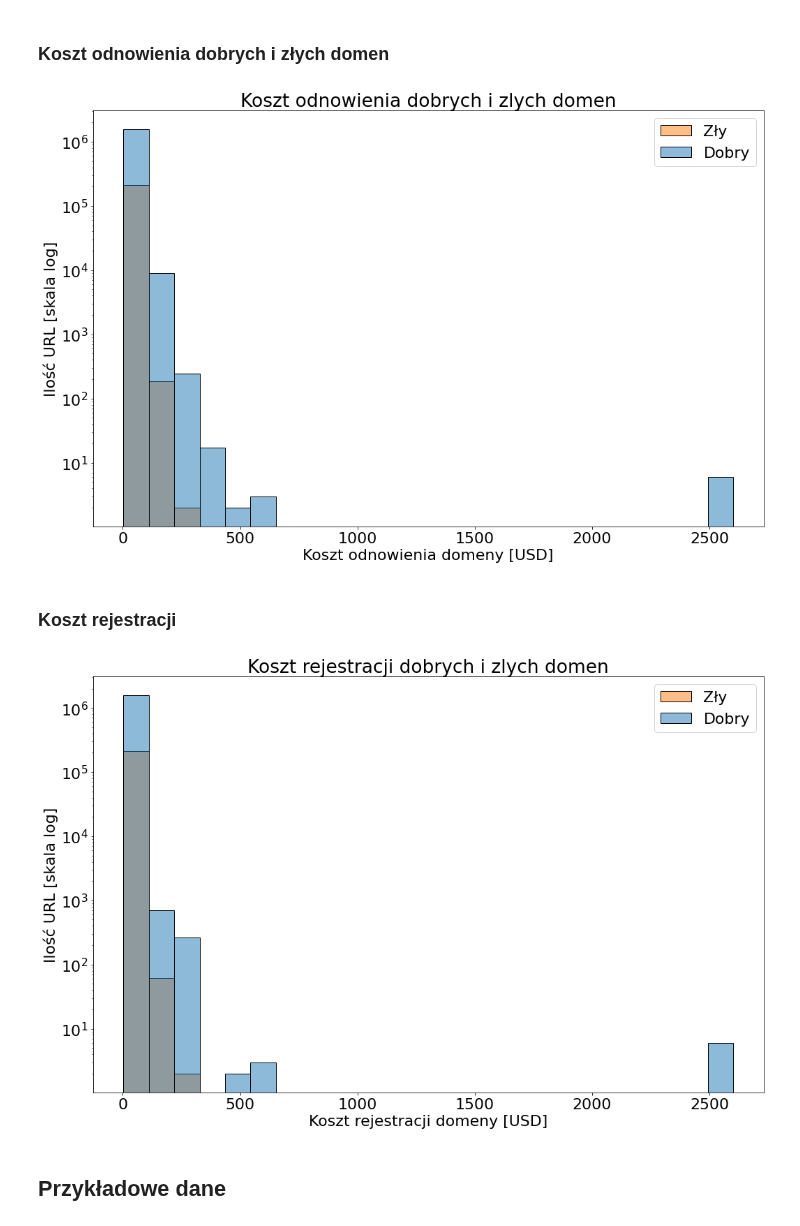
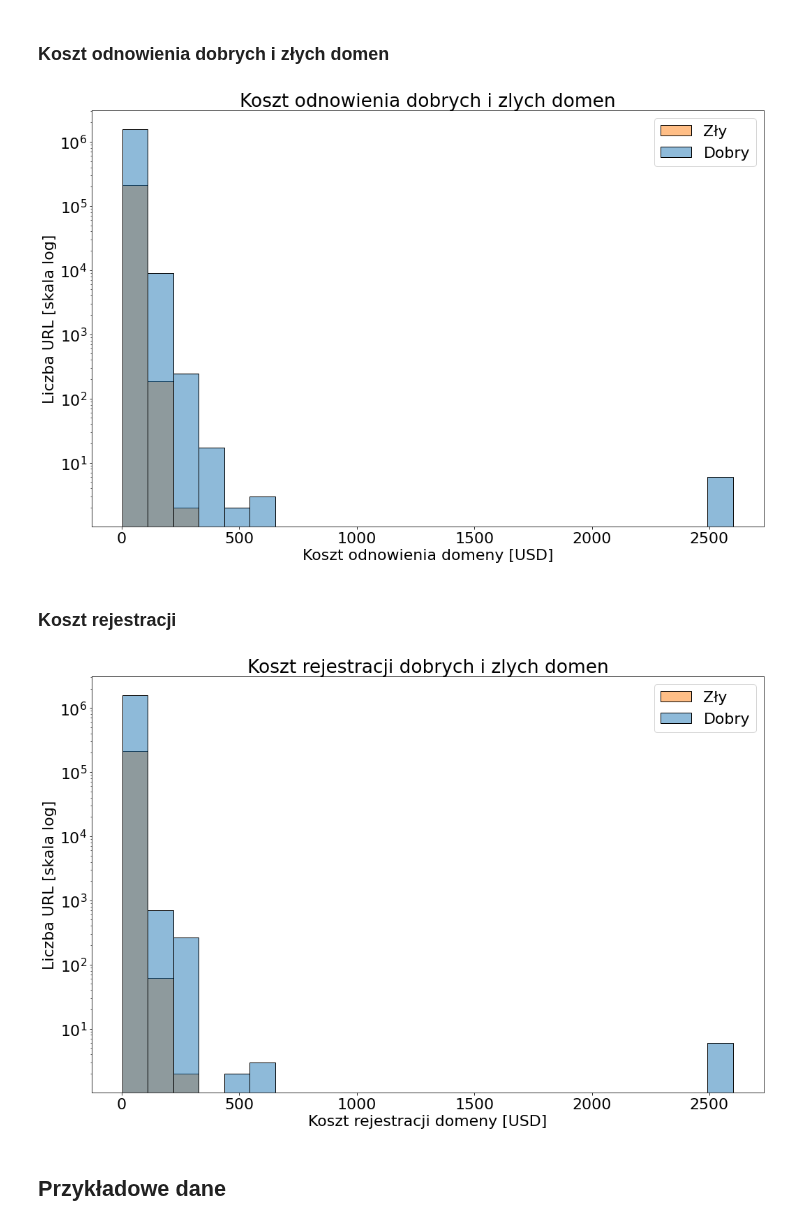
Before and after one commit to knmlprz/g2a-presentation-2021, a Jupyter notebook: Prezentacja.ipynb, the cells around one changed output. Saved outputs shown, nothing was run; the diff lists cells and outputs as text; code cells hidden in the pictures.

```diff
--- a/Prezentacja.ipynb
+++ b/Prezentacja.ipynb
@@ -9,7 +9,7 @@ import matplotlib.pyplot as plt
 
 matplotlib.rcParams.update({'font.size': 22})
 # %%
-df = pd.read_csv("data_for_presentation.xz", compression="xz")
+df = pd.read_csv("data/data_for_presentation.xz", compression="xz")
 # %%
 df.columns
 # %% [output]
@@ -103,7 +103,7 @@ plt.savefig("img/porownanie_cyfr.png")
 # %% [markdown]
 ## Hipoteza: Czy złe domeny są tańsze?
 # %%
-prices = pd.read_csv("./domains-prices.csv")
+prices = pd.read_csv("data/domains-prices.csv")
 # %%
 prices["tld"] = prices["TLD"].apply(lambda x: x.split(".")[1])
 # %%
@@ -139,14 +139,14 @@ df2 = df.merge(prices, on=['tld'])
 # %%
 fig = plt.figure(figsize=(15,10))
 sns.histplot(data=df2, x="Renewal Price",hue='label', log_scale=(False, True), bins=24)
 plt.legend(["Zły", "Dobry"])
 plt.title("Koszt odnowienia dobrych i zlych domen")
-plt.ylabel("Ilość URL [skala log]")
+plt.ylabel("Liczba URL [skala log]")
 plt.xlabel("Koszt odnowienia domeny [USD]")
 plt.tight_layout()
 plt.savefig("img/koszt_odnowienia.png")
 # %% [output]
-[figure, old version]
+[figure, new version]
 # %% [markdown]
 ### Koszt rejestracji
 # %%
@@ -154,12 +154,12 @@ fig = plt.figure(figsize=(15,10))
 sns.histplot(data=df2, x="Registration Price",hue='label', log_scale=(False, True), bins=24)
 plt.legend(["Zły", "Dobry"])
 plt.title("Koszt rejestracji dobrych i zlych domen")
-plt.ylabel("Ilość URL [skala log]")
+plt.ylabel("Liczba URL [skala log]")
 plt.xlabel("Koszt rejestracji domeny [USD]")
 plt.tight_layout()
 plt.savefig("img/koszt_rejestracji.png")
 # %% [output]
-[figure, old version]
+[figure, new version]
 # %% [markdown]
 ##  Przykładowe dane
 # %%
```
Also changed, not shown: parts of 36 cells of this notebook.
